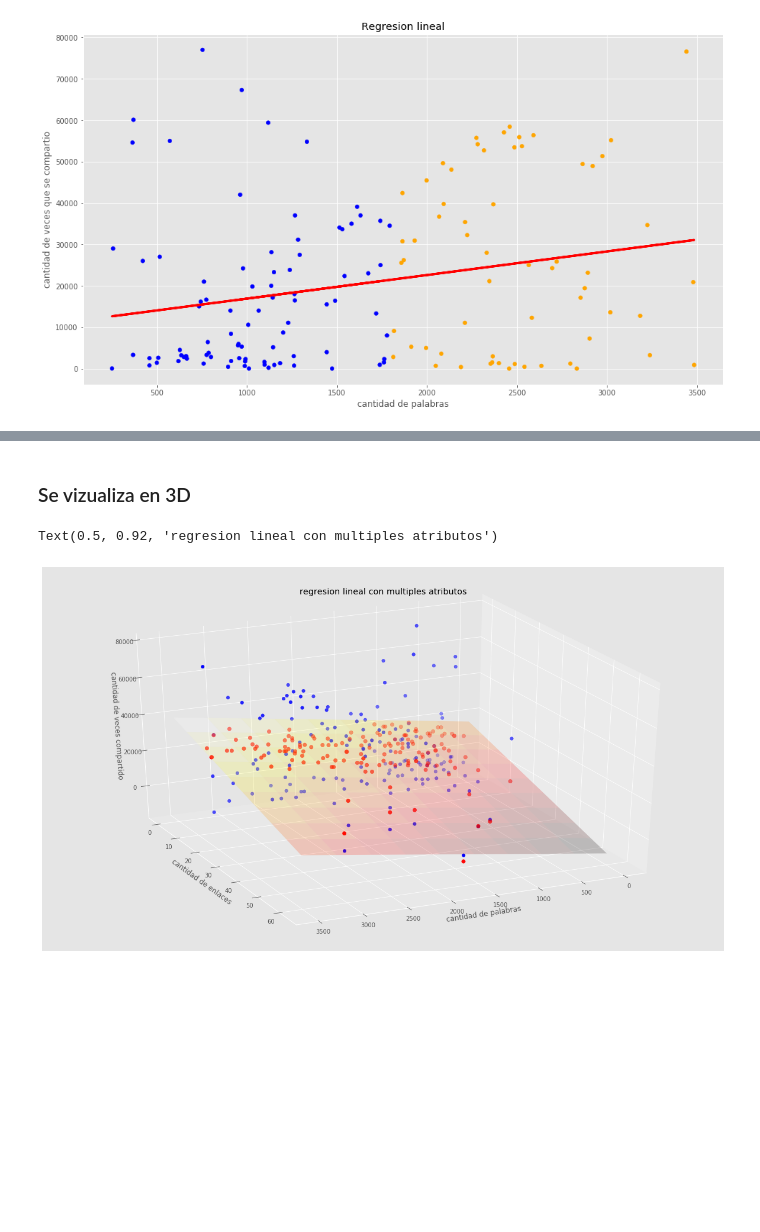
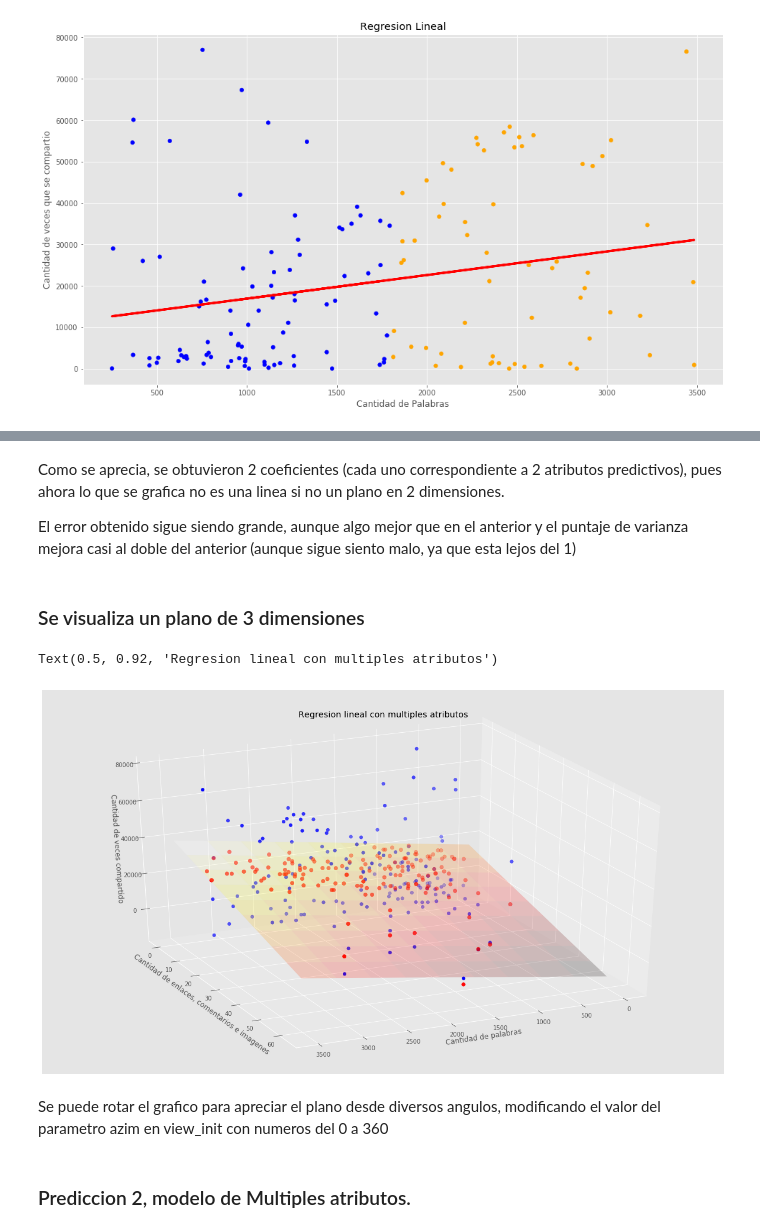
Before and after one commit to uriel3012/IA-CLASE-M5, a Jupyter notebook: ArticuloRL.ipynb, the cells around one changed output, grey strips where cells are left out. Saved outputs shown, nothing was run; the diff lists cells and outputs as text; code cells hidden in the pictures; blank space fills up the shorter version.

```diff
--- a/ArticuloRL.ipynb
+++ b/ArticuloRL.ipynb
@@ -174,11 +202,12 @@ Devuelve una prediccion de 25595 "shares" para un articulo de 2000 palabras. com
 # %%
-# se pudiera mejorar el modelo, con una dimension mas
-# para poder graficar en 3D, se incluye un atributo extra que son la union de enlaces, comentarios e imagenes.
-union=(filtered_data["# of Links"]+filtered_data['# of comments'].fillna(0)+ filtered_data['# Images video'])
-dataX2= pd.DataFrame()
-dataX2["Word count"]= filtered_data["Word count"]
-dataX2["union"]= union
+# Se pudiera mejorar el modelo, con una dimension mas
+# Para poder graficar en 3D, se incluye un atributo extra que son la union de enlaces, comentarios e imagenes.
+union = (filtered_data["# of Links"] + filtered_data['# of comments'].fillna(0) + filtered_data['# Images video'])
+
+dataX2 = pd.DataFrame()
+dataX2["Word count"] = filtered_data["Word count"]
+dataX2["Union"] = union
 XY_train = np.array(dataX2)
-z_train= filtered_data['# Shares'].values
+z_train = filtered_data['# Shares'].values
 # %%
 # se genera un nuevo objeto de regresion lineal
@@ -203,31 +233,42 @@ puntaje de varianza: 0.11
-# %% [markdown]
-### Se vizualiza en 3D
+# %% [markdown]
+Como se aprecia, se obtuvieron 2 coeficientes (cada uno correspondiente a 2 atributos predictivos), pues ahora lo que se grafica no es una linea si no un plano en 2 dimensiones.
+
+El error obtenido sigue siendo grande, aunque algo mejor que en el anterior y el puntaje de varianza mejora casi al doble del anterior (aunque sigue siento malo, ya que esta lejos del 1)
+# %% [markdown]
+### Se visualiza un plano de 3 dimensiones
 # %%
 fig = plt.figure()
-ax= Axes3D(fig)
+ax = Axes3D(fig)
+
 # se genera una malla, sobre la cual se grafica el plano
-xx, yy= np.meshgrid(np.linspace(0,3500,num =10),np.linspace(0,60, num=10))
+xx, yy = np.meshgrid(np.linspace(0 , 3500, num=10), np.linspace(0, 60, num=10))
 
-# se calcua los valores del plano para los puntos x e y
-nuevoX= (regr2.coef_[0]* xx)
-nuevoY= (regr2.coef_[1]* yy)
+#se calculan los valores del plano para los puntos x e y
+nuevoX = (regr2.coef_[0] * xx)
+nuevoY = (regr2.coef_[1] * yy)
 
-# al igual que los correspondientes valores para z. Se debe sumar el punto de intercepcion
-z= (nuevoX + nuevoY + regr2.intercept_)
+#al igual que los correspondientes valores para z. Se debe sumar el puno de intercepcion
+z = (nuevoX + nuevoY + regr2.intercept_)
 
 # se grafica el plano
-ax.plot_surface(xx,yy,z,alpha=0.2,cmap='hot')
+ax.plot_surface(xx, yy, z, alpha=0.2, cmap='hot')
 
-# en azul los puntos en 3D
-ax.scatter(XY_train[:,0], XY_train[:,1], z_train, c='blue', s=30)
-ax.scatter(XY_train[:,0], XY_train[:,1], z_pred, c='red', s=40)
+#en acul los puntos en 3D
+ax.scatter(XY_train[:,0], XY_train[:,1], z_train, c='blue',s=30)
+
+ax.scatter(XY_train[:,0], XY_train[:,1], z_pred, c='red',s=40)
 
 #con esto se situa la camara con la que se visualiza
 ax.view_init(elev=30., azim=65)
-ax.set_xlabel('cantidad de palabras')
-ax.set_ylabel('cantidad de enlaces')
-ax.set_zlabel('cantidad de veces compartido')
-ax.set_title('regresion lineal con multiples atributos')
+
+ax.set_xlabel('Cantidad de palabras')
+ax.set_ylabel('Cantidad de enlaces, comentarios e imagenes')
+ax.set_zlabel('Cantidad de veces compartido')
+ax.set_title('Regresion lineal con multiples atributos')
 # %% [output]
-Text(0.5, 0.92, 'regresion lineal con multiples atributos')
+Text(0.5, 0.92, 'Regresion lineal con multiples atributos')
-[figure, old version]
+[figure, new version]
+# %% [markdown]
+Se puede rotar el grafico para apreciar el plano desde diversos angulos, modificando el valor del parametro azim en view_init con numeros del 0 a 360
+# %% [markdown]
+### Prediccion 2, modelo de Multiples atributos.
```
Also changed, not shown: parts of 62 cells of this notebook.
